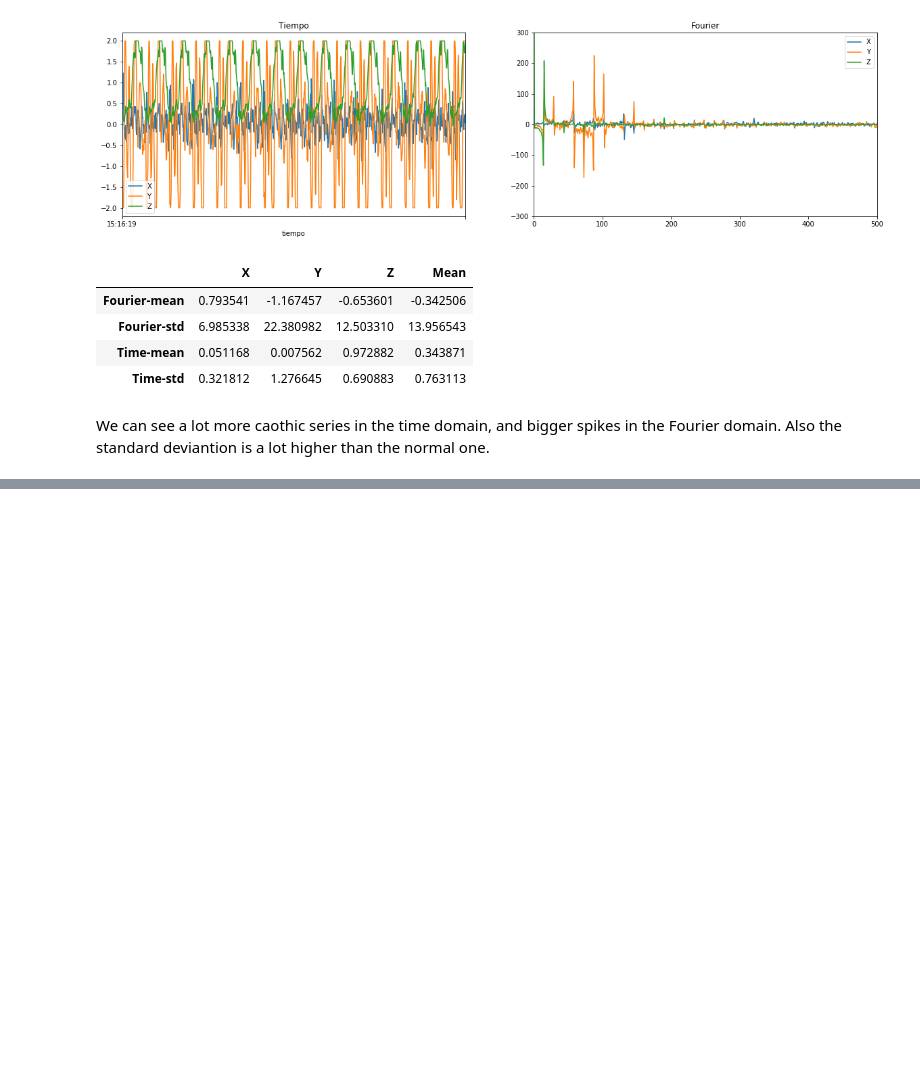
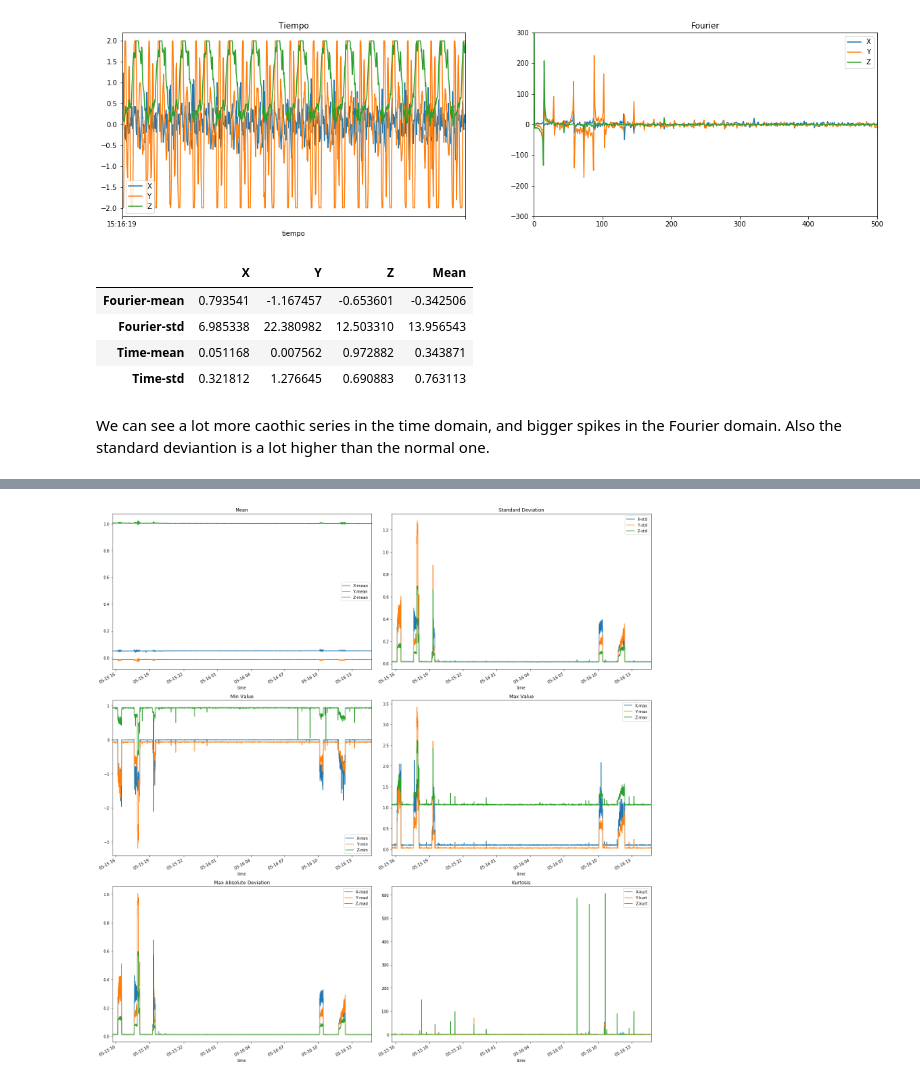
Before and after one commit to cvalenzu/anomaly_detection, a Jupyter notebook: Data Visualization.ipynb, the cells around one changed output, grey strips where cells are left out. Cells and saved outputs as stored; diff of their text form; code cells hidden in the pictures; blank space fills up the shorter version.

Commit message:
Added data as time series

```diff
--- a/Data Visualization.ipynb
+++ b/Data Visualization.ipynb
@@ -146,0 +154,16 @@ We can see a lot more caothic series in the time domain, and bigger spikes in th
+# %%
+df_filtered = pd.read_csv("data/filtered_statistics.csv",index_col="time")
+df_filtered.index = pd.to_datetime(df_filtered.index)
+# %%
+fig,ax = plt.subplots(3,2, figsize=(20,20))
+ax = ax.ravel()
+df_filtered[["X-mean","Y-mean","Z-mean"]].plot( title="Mean",ax=ax[0])
+df_filtered[["X-std","Y-std","Z-std"]].plot( title="Standard Deviation",ax=ax[1])
+df_filtered[["X-min","Y-min","Z-min"]].plot( title="Min Value",ax=ax[2])
+df_filtered[["X-max","Y-max","Z-max"]].plot(title="Max Value",ax=ax[3])
+df_filtered[["X-mad","Y-mad","Z-mad"]].plot(title="Max Absolute Deviation",ax=ax[4])
+df_filtered[["X-kurt","Y-kurt","Z-kurt"]].plot(title="Kurtosis",ax=ax[5])
+plt.tight_layout()
+plt.show()
+# %% [output]
+[figure, added]
```
Also changed, not shown: parts of 9 cells of this notebook, 3 other files.
